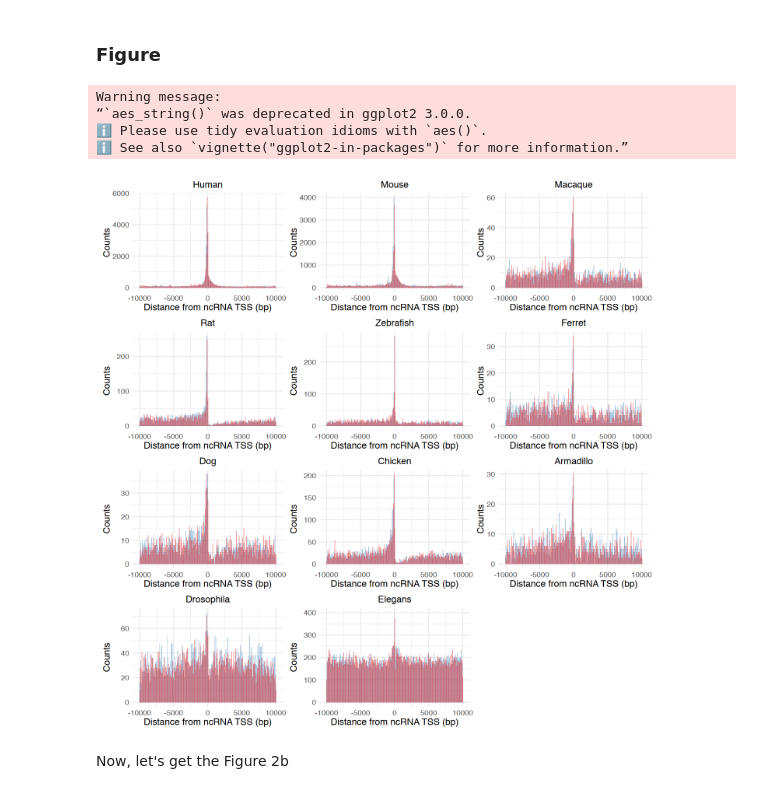
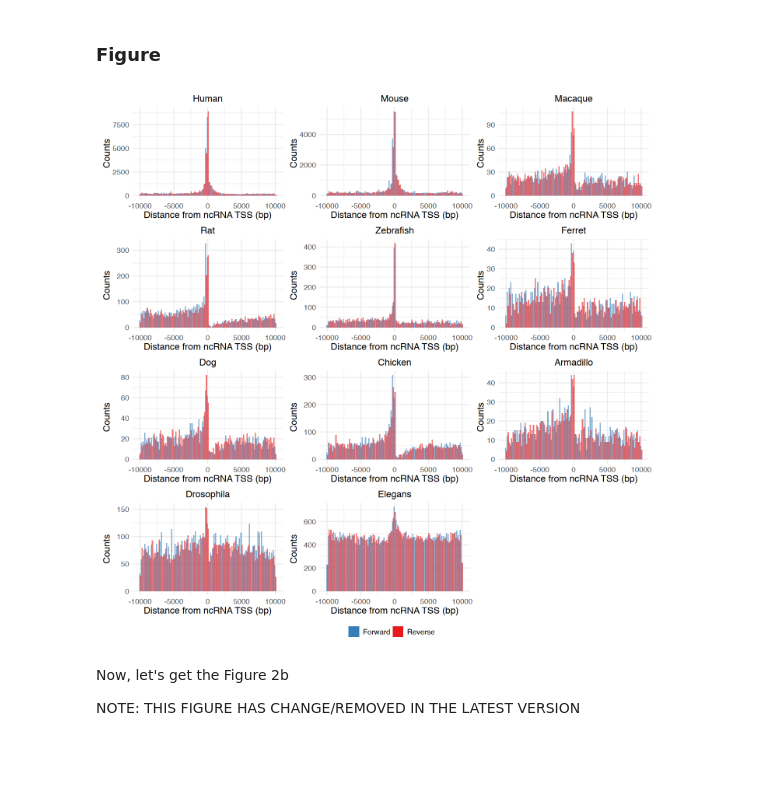
Before and after one commit to MartinLoza/lncRNA_TF_pairs_analysis, a Jupyter notebook: 02_Figure_2/01_Figure2.ipynb, the cells around one changed output. Saved outputs shown, nothing was run; the diff lists cells and outputs as text; code cells hidden in the pictures; blank space fills up the shorter version.

```diff
--- a/02_Figure_2/01_Figure2.ipynb
+++ b/02_Figure_2/01_Figure2.ipynb
@@ -111,20 +111,15 @@ data_list <- data_list[ordered_species]
 plots_list = list()
 for (species in names(data_list)) {
     plots_list[[species]] <- plot_pcg_ncrna_distribution(data_list[[species]], species_name = species,
-                                                         window_size = 10000, bin_width = 100, alpha = 0.4, text_size = 14)
+                                                         window_size = 10000, bin_width = 250, alpha = 0.6, text_size = 14)
 }
-# %% [output]
-Warning message:
-“`aes_string()` was deprecated in ggplot2 3.0.0.
-ℹ Please use tidy evaluation idioms with `aes()`.
-ℹ See also `vignette("ggplot2-in-packages")` for more information.”
 # %%
 # Merge all plots into a single figure
 options(repr.plot.width=12, repr.plot.height=12)
-figure_2a <- wrap_plots(plots_list, ncol = 3) + plot_layout(guides = "collect") & theme(legend.position = 'none')
+figure_2a <- wrap_plots(plots_list, ncol = 3) + plot_layout(guides = "collect") & theme(legend.position = 'bottom')
 figure_2a
 # %% [output]
-[figure, old version]
+[figure, new version]
 # %%
 # Save the figure as PDF
 ggsave(filename = file.path(out_dir, paste0("Figure_2a_", date, ".pdf")),
@@ -132,6 +127,8 @@ ggsave(filename = file.path(out_dir, paste0("Figure_2a_", date, ".pdf")),
     width = width*3, height = height * 4, units = "in", dpi = dpi)
 # %% [markdown]
 Now, let's get the Figure 2b
+
+NOTE: THIS FIGURE HAS CHANGE/REMOVED IN THE LATEST VERSION
 # %%
 # Get the selected species and select only lncRNA genes
 sel_species <- c("human", "mouse")
```
Also changed, not shown: parts of 3 cells of this notebook.
